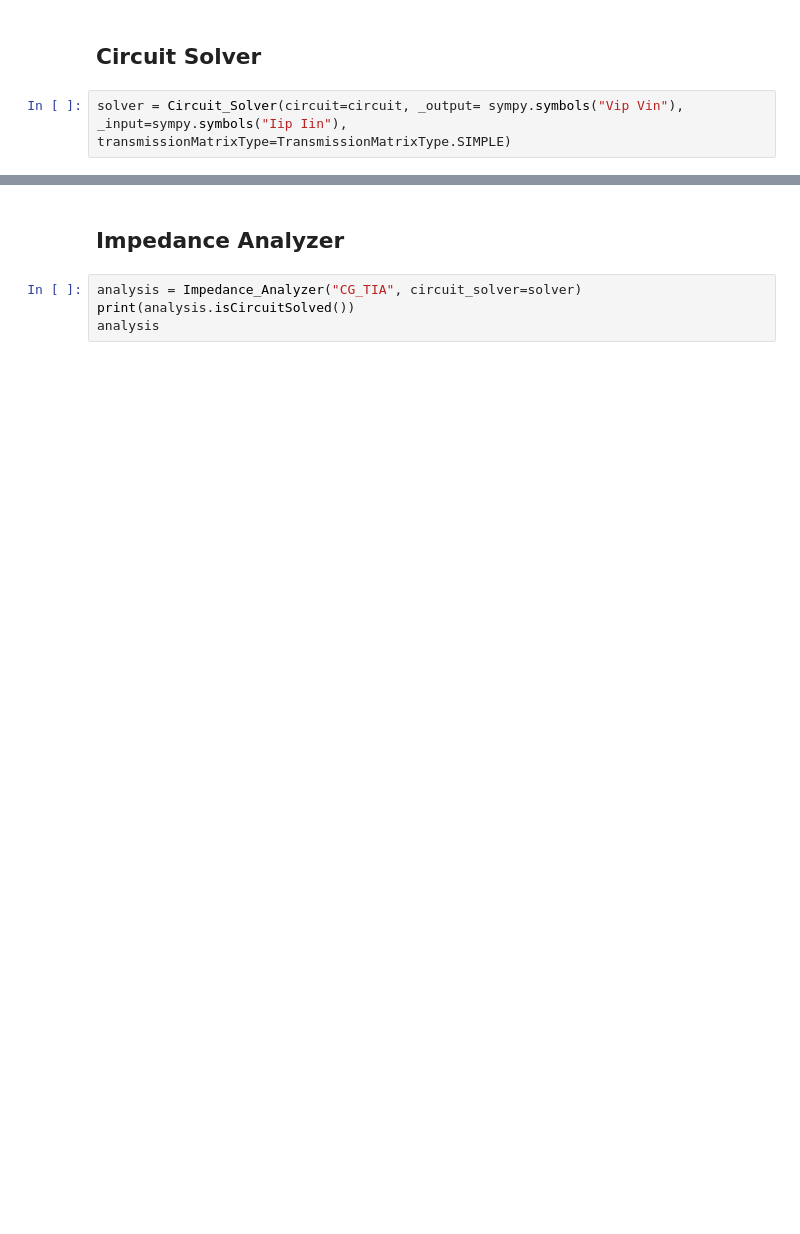
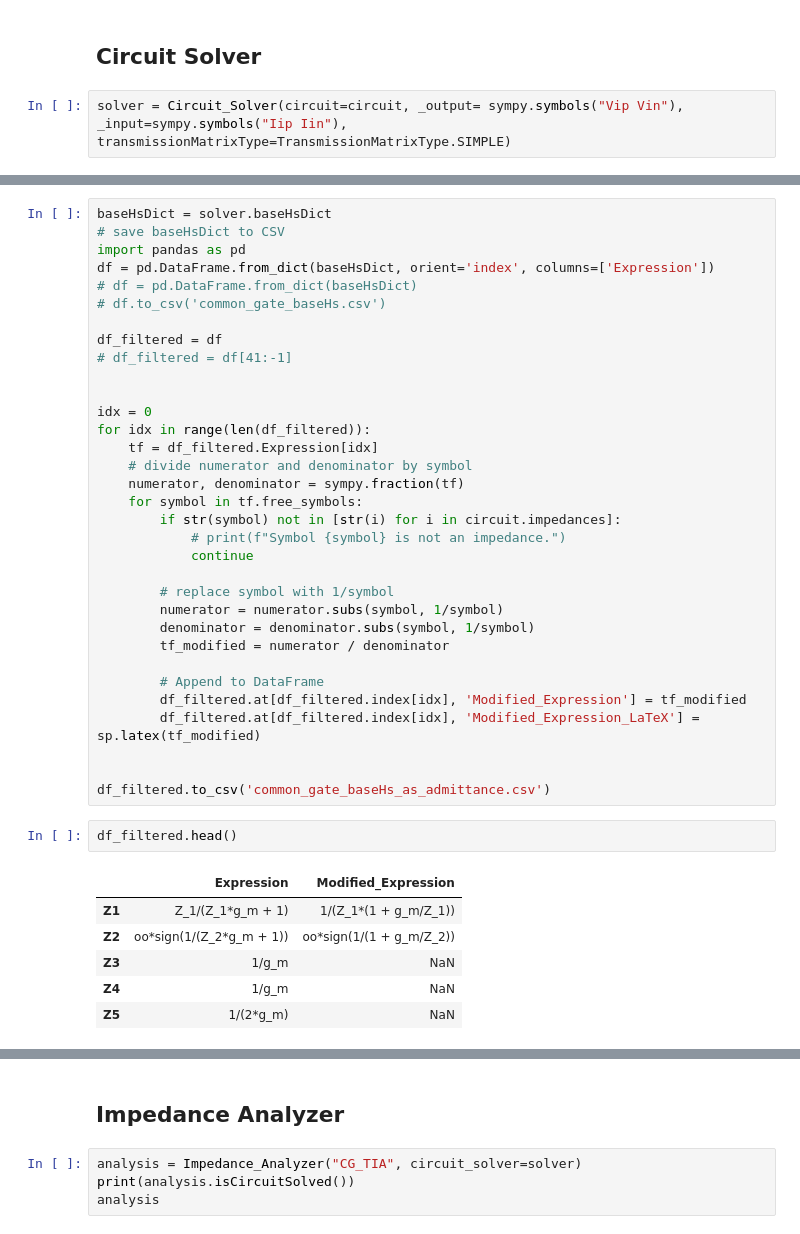
Before and after one commit to NooriDan/SymXplorer, a Jupyter notebook: examples/tunable-tia/sym-exploration/CG_TIA_Exploration.ipynb, the cells around one changed output, grey strips where cells are left out. Drawn from its saved outputs; the diff is of its cells as text; blank space fills up the shorter version.

Commit message:
added symbolic exploration summary

```diff
--- a/examples/tunable-tia/sym-exploration/CG_TIA_Exploration.ipynb
+++ b/examples/tunable-tia/sym-exploration/CG_TIA_Exploration.ipynb
@@ -37,0 +113,42 @@ symcircuit_sol
+# %%
+baseHsDict = solver.baseHsDict
+# save baseHsDict to CSV
+import pandas as pd
+df = pd.DataFrame.from_dict(baseHsDict, orient='index', columns=['Expression'])
+# df = pd.DataFrame.from_dict(baseHsDict)
+# df.to_csv('common_gate_baseHs.csv')
+
+df_filtered = df
+# df_filtered = df[41:-1]
+
+
+idx = 0
+for idx in range(len(df_filtered)):
+    tf = df_filtered.Expression[idx]
+    # divide numerator and denominator by symbol
+    numerator, denominator = sympy.fraction(tf)
+    for symbol in tf.free_symbols:
+        if str(symbol) not in [str(i) for i in circuit.impedances]:
+            # print(f"Symbol {symbol} is not an impedance.")
+            continue
+
+        # replace symbol with 1/symbol
+        numerator = numerator.subs(symbol, 1/symbol)
+        denominator = denominator.subs(symbol, 1/symbol)
+        tf_modified = numerator / denominator
+
+        # Append to DataFrame
+        df_filtered.at[df_filtered.index[idx], 'Modified_Expression'] = tf_modified
+        df_filtered.at[df_filtered.index[idx], 'Modified_Expression_LaTeX'] = sp.latex(tf_modified)
+
+
+df_filtered.to_csv('common_gate_baseHs_as_admittance.csv')
+# %%
+df_filtered.head()
+# %% [output]
+|  | Expression | Modified_Expression |
+| Z1 | Z_1/(Z_1*g_m + 1) | 1/(Z_1*(1 + g_m/Z_1)) |
+| Z2 | oo*sign(1/(Z_2*g_m + 1)) | oo*sign(1/(1 + g_m/Z_2)) |
+| Z3 | 1/g_m | NaN |
+| Z4 | 1/g_m | NaN |
+| Z5 | 1/(2*g_m) | NaN |
```
Also changed, not shown: parts of 14 cells of this notebook, 2 other files.
